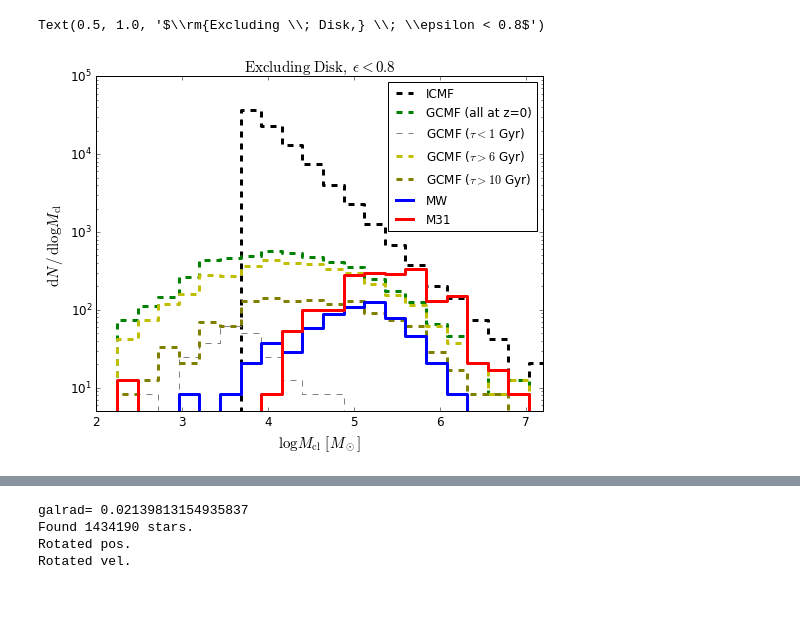
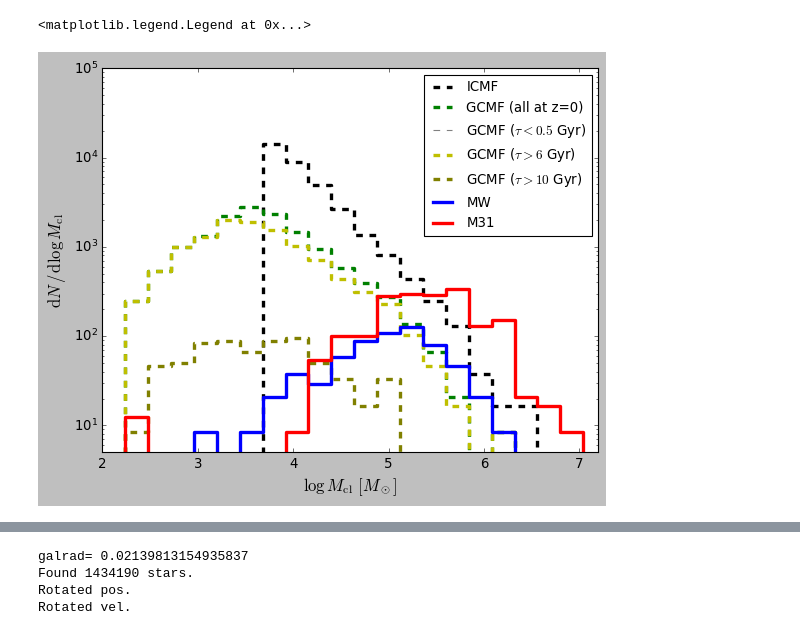
Before and after one commit to pablocoque/post_process_routines, a Jupyter notebook: src/LaPalma_mass_functions.ipynb, the cells around one changed output, grey strips where cells are left out. Saved outputs shown, nothing was run; the diff lists cells and outputs as text; code cells hidden in the pictures; blank space fills up the shorter version.

```diff
--- a/src/LaPalma_mass_functions.ipynb
+++ b/src/LaPalma_mass_functions.ipynb
@@ -8,5 +10,7 @@ from numba import jit
 # %%
 %matplotlib inline
 # %%
-simulation_list = [directory for directory in os.listdir('.') if 'lvl4_aa' in directory]
-print(simulation_list)
+# simulation_list = [directory for directory in os.listdir('.') if 'Au6_lvl5_13' in directory]
+simulation_list = ['Au6_lvl5_1367_k12_fiducial', 'Au6_lvl5_f9742_k12_fiducial']
+# print(simulation_list)
+# simulation_list = [simulation_list[0], simulation_list[2]]
@@ -209,6 +206,6 @@ mw_intermediate_mass_function = N/width
 N,_ = np.histogram(mw_masses[(mw_rgc > 9.)], bins=marray_gcmf)
 mw_outer_mass_function = N/width
 # %%
-base_init, base_full, base_young, base_intermediate, base_old = get_mass_functions(simulation_list[1], age_young=1.,
+base_init, base_full, base_young, base_intermediate, base_old = get_mass_functions(simulation_list[0], age_young=1.,
                                                                                    constrain_disk=False, plot_agedistribution=True, plot_dynamicfriction=True)
 # %% [output]
@@ -227,24 +226,24 @@ That`s 8.504% of stars with clusters
 # %%
 fig, ax = plt.subplots(1,1, figsize=(8,6))
 
 ax.step(marray_gcmf[:-1], base_init, where='post',c='k', linestyle='dashed', linewidth = 3, label='ICMF')
 ax.step(marray_gcmf[:-1], base_full, where='post',c='g', linestyle='dashed', linewidth = 3, label='GCMF (all at z=0)')
-ax.step(marray_gcmf[:-1], base_young, where='post',c='gray', linestyle='dashed', linewidth = 1, label=r'GCMF ($\tau < 1$ Gyr)')
+ax.step(marray_gcmf[:-1], base_young, where='post',c='gray', linestyle='dashed', linewidth = 1, label=r'GCMF ($\tau < 0.5$ Gyr)')
 ax.step(marray_gcmf[:-1], base_intermediate, where='post',c='y', linestyle='dashed', linewidth = 3, label=r'GCMF ($\tau > 6$ Gyr)')
 ax.step(marray_gcmf[:-1], base_old, where='post',c='olive', linestyle='dashed', linewidth = 3, label=r'GCMF ($\tau > 10$ Gyr)')
 ax.step(marray_gcmf[:-1], mw_mass_function, where='post',linewidth=3, c='b', label='MW')
 ax.step(marray_gcmf[:-1], m31_mass_function, where='post',linewidth=3, c='r', label='M31')
 ax.set_xlim(2,7.2)
 ax.set_xlabel(r'$\log M_{\mathrm{cl}}$ $[M_\odot]$', fontsize=15)
 ax.set(ylim=(5e0,1e5), yscale= 'log')
 ax.set_ylabel(r'$\mathrm{d}N \, / \, \mathrm{d} \log M_{\mathrm{cl}}$', fontsize=15)
 ax.tick_params(labelsize=12)
 ax.legend(loc='upper right', fontsize=12)
-ax.set_title(r'$\rm{Excluding \; Disk,} \; \epsilon < 0.8$', fontsize=15)
+# ax.set_title(r'$\rm{Excluding \; Disk,} \; \epsilon < 0.8$', fontsize=15)
 # plt.savefig('plots/'+simulation_list[3]+'_excludingdisk_gcmf_after_df.pdf')
 # %% [output]
-Text(0.5, 1.0, '$\\rm{Excluding \\; Disk,} \\; \\epsilon < 0.8$')
+<matplotlib.legend.Legend at 0x...>
-[figure, old version]
+[figure, new version]
 # %%
 initial_population =[]
 full_population = []
```
Also changed, not shown: parts of 9 cells of this notebook, 5 other files.
